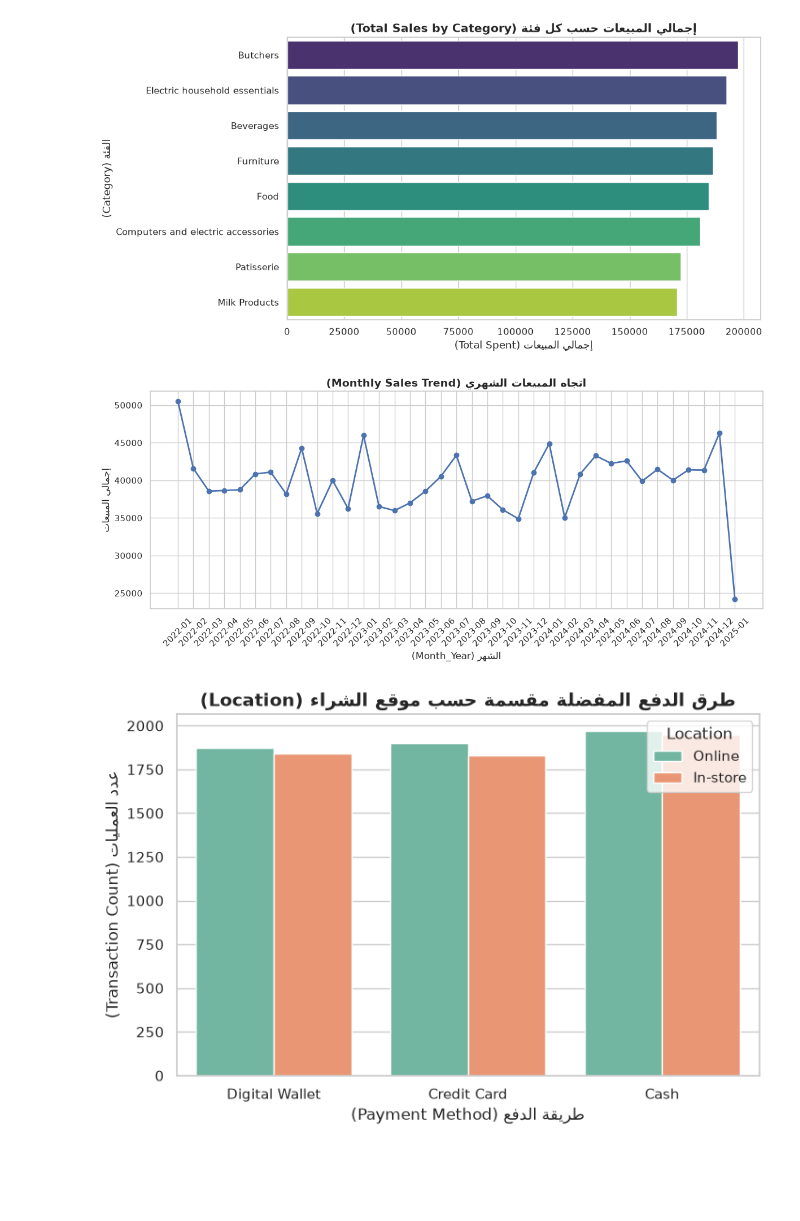
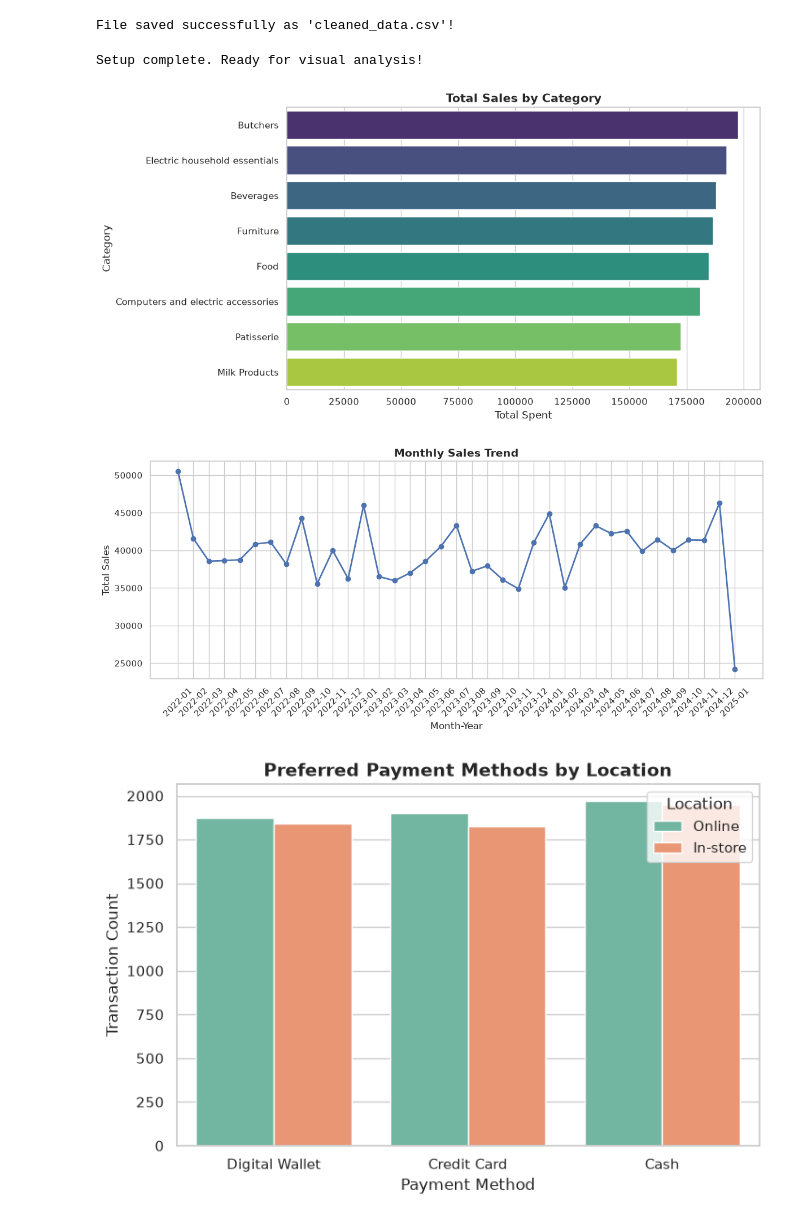
Before and after one commit to SidAhmedAnisAbdennour/E-commerce-Sales-Analysis, a Jupyter notebook: 01_Data_Cleaning.ipynb, the cells around one changed output. Drawn from its saved outputs; the diff is of its cells as text; code cells hidden in the pictures; blank space fills up the shorter version.

```diff
--- a/01_Data_Cleaning.ipynb
+++ b/01_Data_Cleaning.ipynb
@@ -95,49 +73,83 @@ print("نحن جاهزون لبدء التحليل البصري!")
+# %%
+# 3. Data Export
+# Save the cleaned dataset to a new CSV file for the Exploratory Data Analysis (EDA) phase
+df_clean.to_csv('cleaned_data.csv', index=False)
+print("File saved successfully as 'cleaned_data.csv'!")
+# %% [output]
+File saved successfully as 'cleaned_data.csv'!
+# %%
+# 4. Exploratory Data Analysis (EDA) Setup
+
+# Import visualization libraries
+import pandas as pd
+import matplotlib.pyplot as plt
+import seaborn as sns
+
+# Set a professional theme for the plots
+sns.set_theme(style="whitegrid")
+
+# Load the cleaned dataplt.show()
+df = pd.read_csv('cleaned_data.csv')
+
+# Re-convert the date column to datetime (since CSV saves it as a string)
+df['Transaction Date'] = pd.to_datetime(df['Transaction Date'])
+
+print("Setup complete. Ready for visual analysis!")
+# %% [output]
+Setup complete. Ready for visual analysis!
 # %%
+# 5. Visualizing Total Sales by Category
 plt.figure(figsize=(10, 6))
 
+# Group data by category and calculate total sales, sorted in descending order
 category_sales = df.groupby('Category')['Total Spent'].sum().sort_values(ascending=False)
 
-# الكود المحدث
+# Create a bar plot using modern Seaborn syntax
 sns.barplot(x=category_sales.values, y=category_sales.index, hue=category_sales.index, palette='viridis', legend=False)
 
-plt.title('إجمالي المبيعات حسب كل فئة (Total Sales by Category)', fontsize=14, fontweight='bold')
-plt.xlabel('إجمالي المبيعات (Total Spent)')
-plt.ylabel('الفئة (Category)')
+# Add labels and title
+plt.title('Total Sales by Category', fontsize=14, fontweight='bold')
+plt.xlabel('Total Spent')
+plt.ylabel('Category')
 
 plt.show()
 # %% [output]
-[figure, old version]
+[figure, new version]
 # %%
+# 6. Visualizing Monthly Sales Trend
 plt.figure(figsize=(14, 5))
 
-# إنشاء عمود جديد يحتوي على السنة والشهر فقط (مثال: 2023-07)
+# Create a new column containing only the Year and Month (e.g., 2023-07)
 df['Month_Year'] = df['Transaction Date'].dt.to_period('M').astype(str)
 
-# تجميع المبيعات حسب الشهر
+# Group sales by the new Month_Year column
 monthly_sales = df.groupby('Month_Year')['Total Spent'].sum()
 
-# رسم المنحنى
+# Create a line plot to observe trends over time
 plt.plot(monthly_sales.index, monthly_sales.values, marker='o', color='b', linewidth=2)
 
-plt.title('اتجاه المبيعات الشهري (Monthly Sales Trend)', fontsize=14, fontweight='bold')
-plt.xlabel('الشهر (Month_Year)')
-plt.ylabel('إجمالي المبيعات')
+# Add labels and title
+plt.title('Monthly Sales Trend', fontsize=14, fontweight='bold')
+plt.xlabel('Month-Year')
+plt.ylabel('Total Sales')
 
-# تدوير التواريخ في المحور السفلي لتصبح قابلة للقراءة
+# Rotate x-axis labels for better readability
 plt.xticks(rotation=45)
 plt.show()
 # %% [output]
-[figure, old version]
+[figure, new version]
 # %%
+# 7. Visualizing Preferred Payment Methods by Location
 plt.figure(figsize=(8, 5))
 
-# رسم عدد العمليات حسب طريقة الدفع
+# Create a count plot to see transaction counts for each payment method, split by location
 sns.countplot(data=df, x='Payment Method', hue='Location', palette='Set2')
 
-plt.title('طرق الدفع المفضلة مقسمة حسب موقع الشراء (Location)', fontsize=14, fontweight='bold')
-plt.xlabel('طريقة الدفع (Payment Method)')
-plt.ylabel('عدد العمليات (Transaction Count)')
+# Add labels and title
+plt.title('Preferred Payment Methods by Location', fontsize=14, fontweight='bold')
+plt.xlabel('Payment Method')
+plt.ylabel('Transaction Count')
 
 plt.show()
 # %% [output]
-[figure, old version]
+[figure, new version]
```
Also changed, not shown: parts of 15 cells of this notebook.
